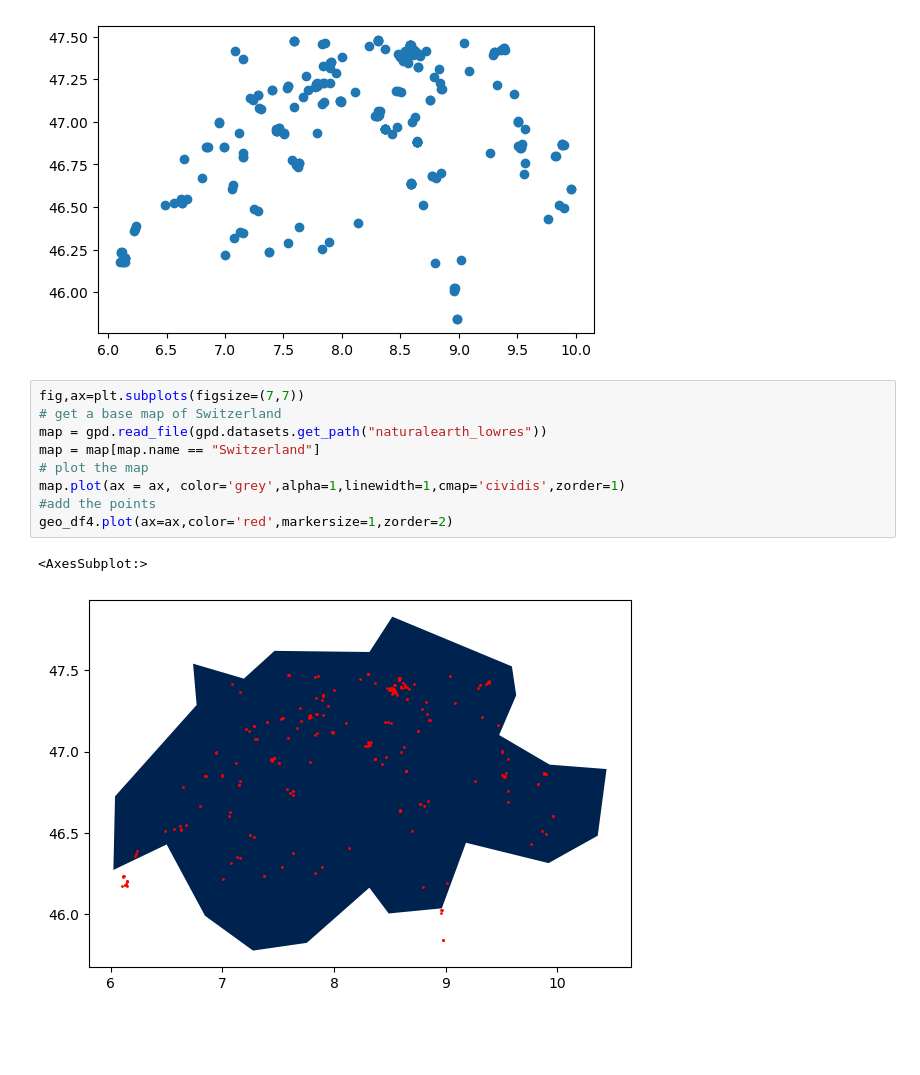
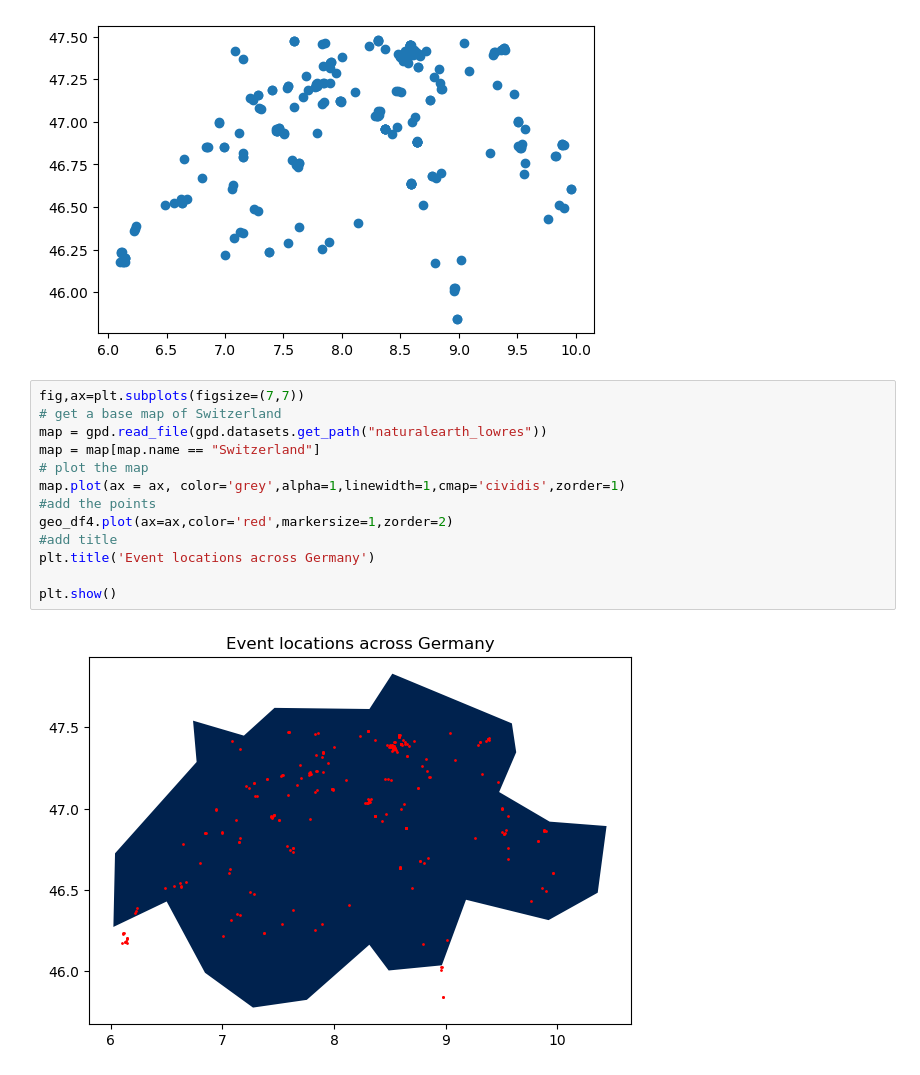
Before and after one commit to chrisfor97/Assignment05cf, a Jupyter notebook: Forschner_Christopher_Assignment05_Python.ipynb, the cells around one changed output. Cells and saved outputs as stored; diff of their text form; blank space fills up the shorter version.

```diff
--- a/Forschner_Christopher_Assignment05_Python.ipynb
+++ b/Forschner_Christopher_Assignment05_Python.ipynb
@@ -553,12 +563,15 @@ geo_df4.plot()
 # %%
 fig,ax=plt.subplots(figsize=(7,7))
 # get a base map of Switzerland
 map = gpd.read_file(gpd.datasets.get_path("naturalearth_lowres"))
 map = map[map.name == "Switzerland"]
 # plot the map
 map.plot(ax = ax, color='grey',alpha=1,linewidth=1,cmap='cividis',zorder=1)
 #add the points
 geo_df4.plot(ax=ax,color='red',markersize=1,zorder=2)
+#add title
+plt.title('Event locations across Germany')
+
+plt.show()
 # %% [output]
-<AxesSubplot:>
-[figure, old version]
+[figure, new version]
```
Also changed, not shown: parts of 3 cells of this notebook, 2 other files.
